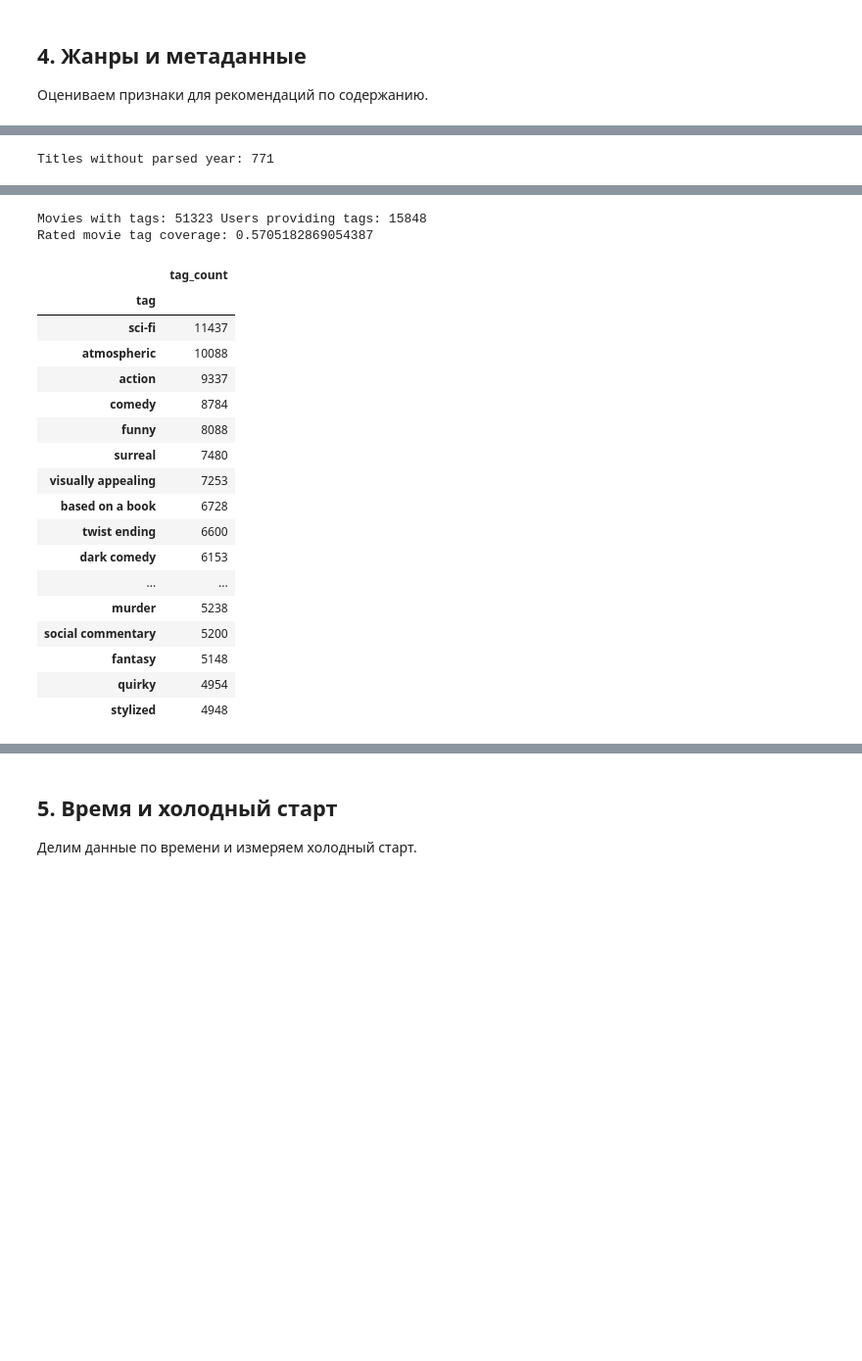
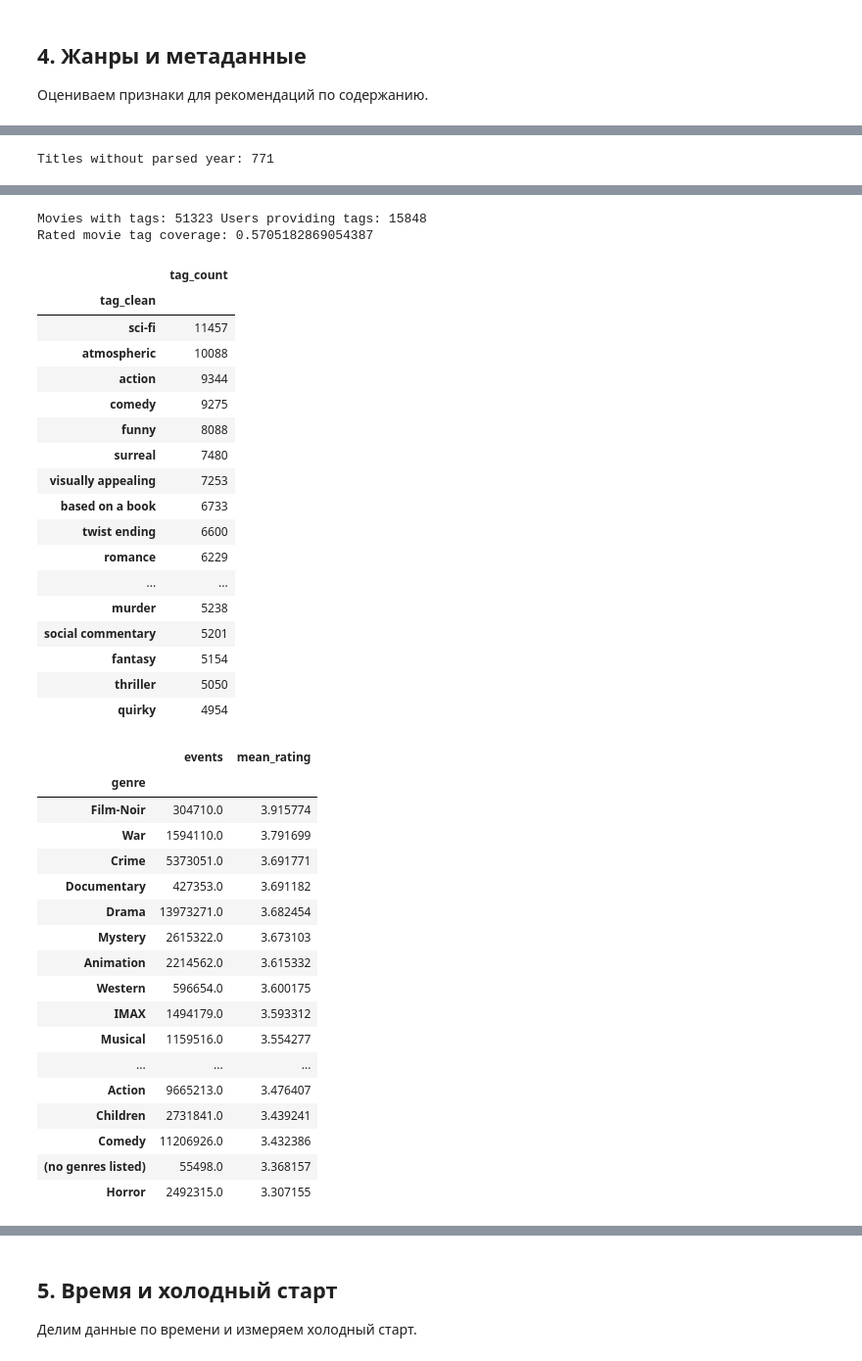
Before and after one commit to Axecta/movielens32m-eda, a Jupyter notebook: movielens32m_eda.ipynb, the cells around one changed output, grey strips where cells are left out. Shown at 98% size. Drawn from its saved outputs; the diff is of its cells as text; code cells hidden in the pictures; blank space fills up the shorter version.

```diff
--- a/movielens32m_eda.ipynb
+++ b/movielens32m_eda.ipynb
@@ -38,9 +38,21 @@ print('Archive SHA256:', digest.hexdigest())
 print('Pandas version:', pd.__version__)
 ratings = pd.read_csv(DATA/'ml-32m/ratings.csv', dtype={'userId':'int32','movieId':'int32','rating':'float32','timestamp':'int64'})
 movies = pd.read_csv(DATA/'ml-32m/movies.csv')
-tags = pd.read_csv(DATA/'ml-32m/tags.csv')
+tags = pd.read_csv(DATA/'ml-32m/tags.csv', keep_default_na=False)
+tags['tag_clean'] = tags['tag'].str.strip()
 links = pd.read_csv(DATA/'ml-32m/links.csv')
 print({k: len(v) for k,v in {'ratings': ratings, 'movies': movies, 'tags': tags, 'links': links}.items()})
+expected_md5 = {'ratings.csv': 'cf12b74f9ad4b94a011f079e26d4270a',
+                'movies.csv': '0df90835c19151f9d819d0822e190797',
+                'tags.csv': '963bf4fa4de6b8901868fddd3eb54567',
+                'links.csv': '8f033867bcb4e6be8792b21468b4fa6e'}
+for filename, expected in expected_md5.items():
+    checksum = hashlib.md5()
+    with (DATA/'ml-32m'/filename).open('rb') as file:
+        for block in iter(lambda: file.read(1024 * 1024), b''):
+            checksum.update(block)
+    assert checksum.hexdigest() == expected, filename
+print('All four CSV checksums match the dataset README.')
 # %% [output]
 Archive SHA256: e4a68655d7386b8f95f2f2424b2ff975dfdd15ffd59e0d864a14dca43e99d6ee
 Pandas version: 2.3.3
@@ -233,48 +247,77 @@ genre_stats.ratings.sort_values().plot.barh(title='Ratings by genre (overlapping
 years = pd.to_numeric(movies.title.str.extract(r'\((\d{4})\)$', expand=False), errors='coerce')
 print('Titles without parsed year:', years.isna().sum())
 years.hist(bins=60); plt.title('Movie release years'); plt.show()
 print('Movies with tags:', tags.movieId.nunique(), 'Users providing tags:', tags.userId.nunique())
 print('Rated movie tag coverage:', item_counts.index.isin(tags.movieId.unique()).mean())
-display(tags.tag.dropna().str.lower().value_counts().head(20).to_frame('tag_count'))
+valid_tags = tags.loc[tags['tag_clean'].ne('')]
+display(valid_tags['tag_clean'].str.lower().value_counts().head(20).to_frame('tag_count'))
+# Средняя по событиям: каждый рейтинг имеет одинаковый вес.
+item_rating_sums = ratings.groupby('movieId')['rating'].sum()
+genre_features = genre_rows.assign(
+    n=genre_rows['movieId'].map(item_counts).fillna(0),
+    rating_sum=genre_rows['movieId'].map(item_rating_sums).fillna(0))
+genre_means = genre_features.groupby('genre').agg(events=('n', 'sum'), rating_sum=('rating_sum', 'sum'))
+genre_means['mean_rating'] = genre_means['rating_sum'] / genre_means['events']
+display(genre_means[['events', 'mean_rating']].sort_values('mean_rating', ascending=False))
+genre_means['mean_rating'].sort_values().plot.barh(title='Mean rating by genre (overlapping groups)', xlabel='Mean rating')
+plt.show()
 # %% [output]
 |  | catalog_movies | ratings |
 | genre |  |  |
 | Drama | 34175 | 13973271.0 |
 | Comedy | 23124 | 11206926.0 |
 | Action | 9668 | 9665213.0 |
 | Thriller | 11823 | 8679464.0 |
 | Adventure | 5402 | 7590522.0 |
 | Sci-Fi | 4907 | 5717337.0 |
 | Romance | 10369 | 5524615.0 |
 | Crime | 6976 | 5373051.0 |
 | Fantasy | 3851 | 3702759.0 |
 | Children | 4520 | 2731841.0 |
 | ... | ... | ... |
 | Musical | 1059 | 1159516.0 |
 | Western | 1696 | 596654.0 |
 | Documentary | 9363 | 427353.0 |
 | Film-Noir | 353 | 304710.0 |
 | (no genres listed) | 7080 | 55498.0 |
 [figure]
 Titles without parsed year: 771
 [figure]
 Movies with tags: 51323 Users providing tags: 15848
 Rated movie tag coverage: 0.5705182869054387
 |  | tag_count |
-| tag |  |
-| sci-fi | 11437 |
+| tag_clean |  |
+| sci-fi | 11457 |
 | atmospheric | 10088 |
-| action | 9337 |
-| comedy | 8784 |
+| action | 9344 |
+| comedy | 9275 |
 | funny | 8088 |
 | surreal | 7480 |
 | visually appealing | 7253 |
-| based on a book | 6728 |
+| based on a book | 6733 |
 | twist ending | 6600 |
-| dark comedy | 6153 |
+| romance | 6229 |
 | ... | ... |
 | murder | 5238 |
-| social commentary | 5200 |
-| fantasy | 5148 |
+| social commentary | 5201 |
+| fantasy | 5154 |
+| thriller | 5050 |
 | quirky | 4954 |
-| stylized | 4948 |
+|  | events | mean_rating |
+| genre |  |  |
+| Film-Noir | 304710.0 | 3.915774 |
+| War | 1594110.0 | 3.791699 |
+| Crime | 5373051.0 | 3.691771 |
+| Documentary | 427353.0 | 3.691182 |
+| Drama | 13973271.0 | 3.682454 |
+| Mystery | 2615322.0 | 3.673103 |
+| Animation | 2214562.0 | 3.615332 |
+| Western | 596654.0 | 3.600175 |
+| IMAX | 1494179.0 | 3.593312 |
+| Musical | 1159516.0 | 3.554277 |
+| ... | ... | ... |
+| Action | 9665213.0 | 3.476407 |
+| Children | 2731841.0 | 3.439241 |
+| Comedy | 11206926.0 | 3.432386 |
+| (no genres listed) | 55498.0 | 3.368157 |
+| Horror | 2492315.0 | 3.307155 |
```
Also changed, not shown: parts of 21 cells of this notebook.
